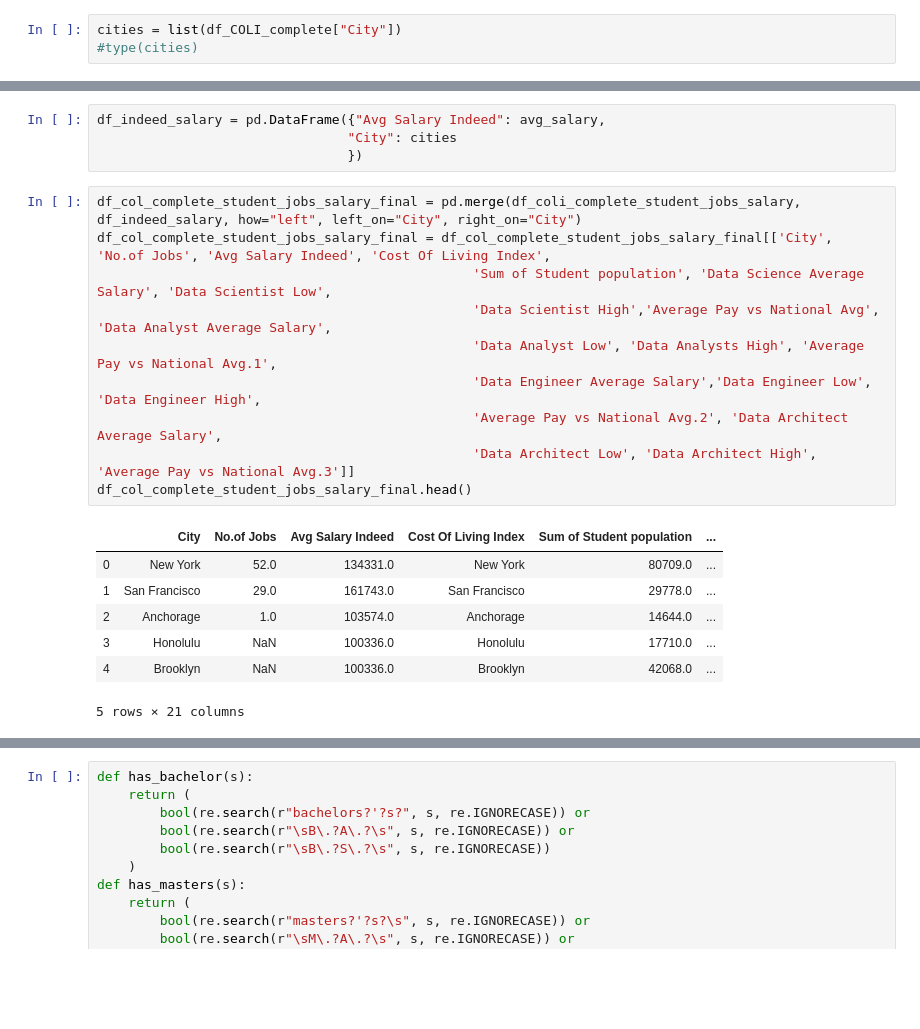
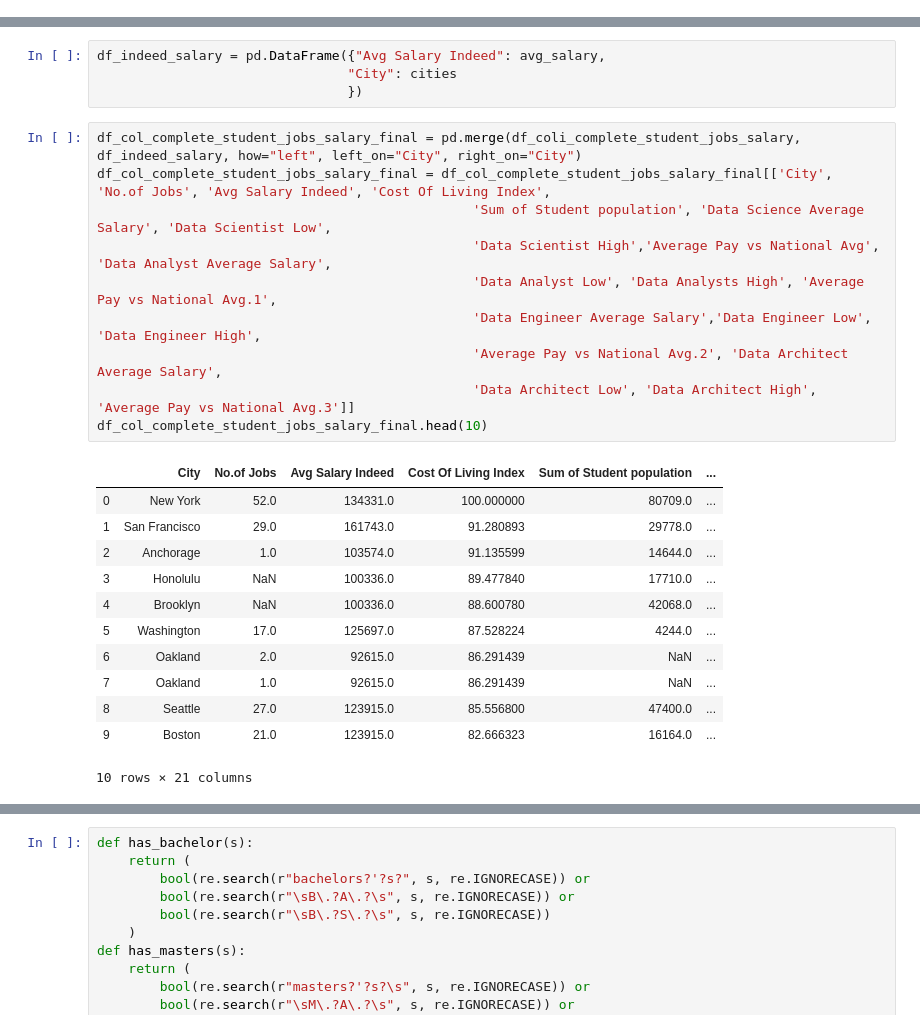
Before and after one commit to look4parul/Project1_PPDR-Consultants, a Jupyter notebook: JobMarketAnalysis/indeed_data_analysis.ipynb, the cells around one changed output, grey strips where cells are left out. Cells and saved outputs as stored; diff of their text form; blank space fills up the shorter version.

```diff
--- a/JobMarketAnalysis/indeed_data_analysis.ipynb
+++ b/JobMarketAnalysis/indeed_data_analysis.ipynb
@@ -280,5 +311,2 @@ df_coli_complete_student_jobs_salary.head()
 # %% [markdown]
 # Update the list with indeed salary for all the 58 cities
-# %%
-cities = list(df_COLI_complete["City"])
-#type(cities)
@@ -306,18 +335,23 @@ df_indeed_salary = pd.DataFrame({"Avg Salary Indeed": avg_salary,
 # %%
 df_col_complete_student_jobs_salary_final = pd.merge(df_coli_complete_student_jobs_salary, df_indeed_salary, how="left", left_on="City", right_on="City")
 df_col_complete_student_jobs_salary_final = df_col_complete_student_jobs_salary_final[['City', 'No.of Jobs', 'Avg Salary Indeed', 'Cost Of Living Index',
                                                 'Sum of Student population', 'Data Science Average Salary', 'Data Scientist Low',
                                                 'Data Scientist High','Average Pay vs National Avg', 'Data Analyst Average Salary',
                                                 'Data Analyst Low', 'Data Analysts High', 'Average Pay vs National Avg.1',
                                                 'Data Engineer Average Salary','Data Engineer Low', 'Data Engineer High',
                                                 'Average Pay vs National Avg.2', 'Data Architect Average Salary',
                                                 'Data Architect Low', 'Data Architect High', 'Average Pay vs National Avg.3']]
-df_col_complete_student_jobs_salary_final.head()
+df_col_complete_student_jobs_salary_final.head(10)
 # %% [output]
 |  | City | No.of Jobs | Avg Salary Indeed | Cost Of Living Index | Sum of Student population | ... |
-| 0 | New York | 52.0 | 134331.0 | New York | 80709.0 | ... |
-| 1 | San Francisco | 29.0 | 161743.0 | San Francisco | 29778.0 | ... |
-| 2 | Anchorage | 1.0 | 103574.0 | Anchorage | 14644.0 | ... |
-| 3 | Honolulu | NaN | 100336.0 | Honolulu | 17710.0 | ... |
-| 4 | Brooklyn | NaN | 100336.0 | Brooklyn | 42068.0 | ... |
+| 0 | New York | 52.0 | 134331.0 | 100.000000 | 80709.0 | ... |
+| 1 | San Francisco | 29.0 | 161743.0 | 91.280893 | 29778.0 | ... |
+| 2 | Anchorage | 1.0 | 103574.0 | 91.135599 | 14644.0 | ... |
+| 3 | Honolulu | NaN | 100336.0 | 89.477840 | 17710.0 | ... |
+| 4 | Brooklyn | NaN | 100336.0 | 88.600780 | 42068.0 | ... |
+| 5 | Washington | 17.0 | 125697.0 | 87.528224 | 4244.0 | ... |
+| 6 | Oakland | 2.0 | 92615.0 | 86.291439 | NaN | ... |
+| 7 | Oakland | 1.0 | 92615.0 | 86.291439 | NaN | ... |
+| 8 | Seattle | 27.0 | 123915.0 | 85.556800 | 47400.0 | ... |
+| 9 | Boston | 21.0 | 123915.0 | 82.666323 | 16164.0 | ... |
-5 rows × 21 columns
+10 rows × 21 columns
```
Also changed, not shown: parts of 13 cells of this notebook.
